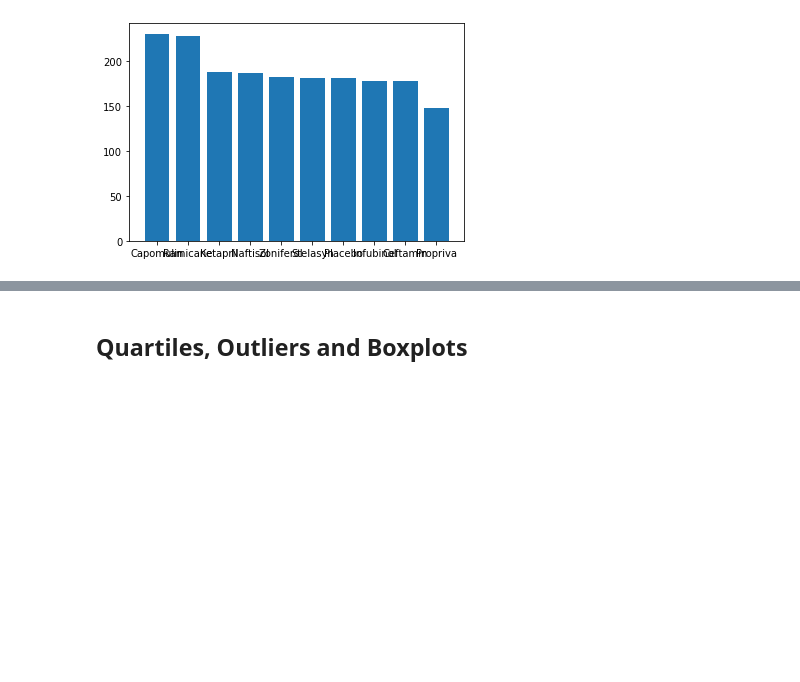
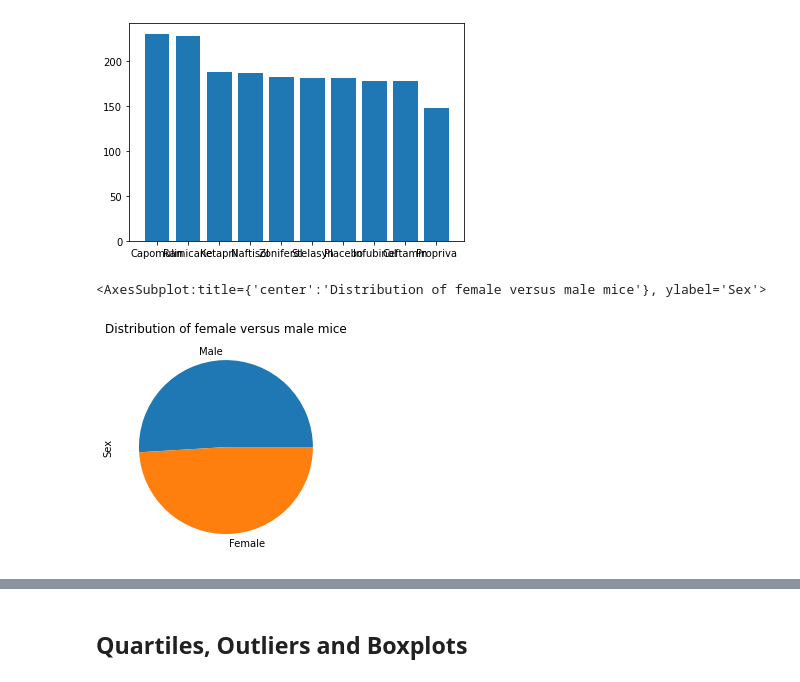
Before and after one commit to agomeso/Matplotlib-Challenge, a Jupyter notebook: Pymaceuticals/pymaceuticals_starter.ipynb, the cells around one changed output, grey strips where cells are left out. Drawn from its saved outputs; the diff is of its cells as text; code cells hidden in the pictures; blank space fills up the shorter version.

```diff
--- a/Pymaceuticals/pymaceuticals_starter.ipynb
+++ b/Pymaceuticals/pymaceuticals_starter.ipynb
@@ -187,5 +187,10 @@ plt.bar(x_axis,y_axis)
 [figure]
 # %%
 # Generate a pie plot showing the distribution of female versus male mice using pandas
+mouse_sex_df = mouse_cleaned_df["Sex"].value_counts()
+mouse_sex_df.plot(kind="pie",title="Distribution of female versus male mice")
+# %% [output]
+<AxesSubplot:title={'center':'Distribution of female versus male mice'}, ylabel='Sex'>
+[figure, added]
 # %%
 # Generate a pie plot showing the distribution of female versus male mice using pyplot
```
Also changed, not shown: parts of 2 cells of this notebook.
